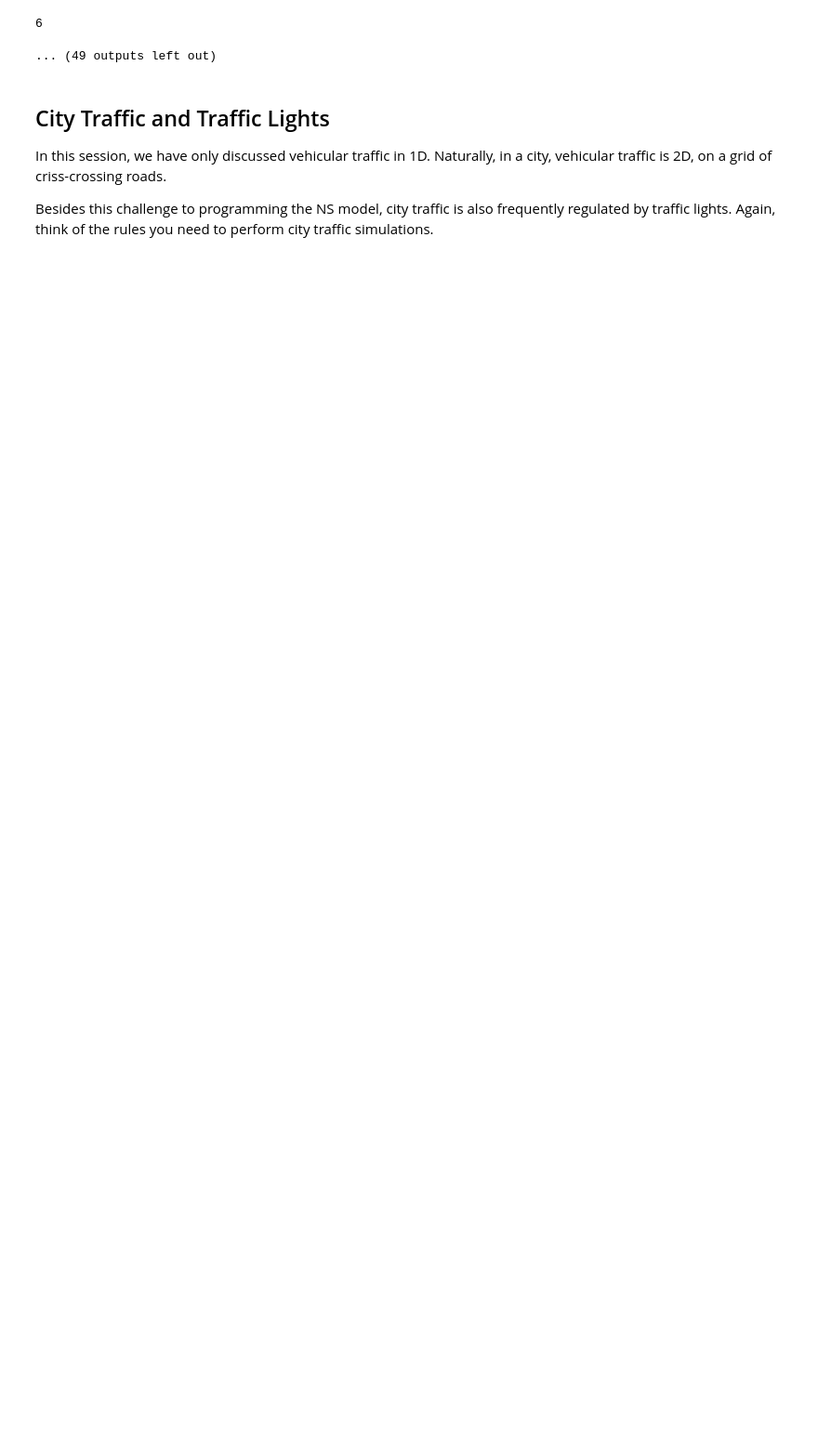
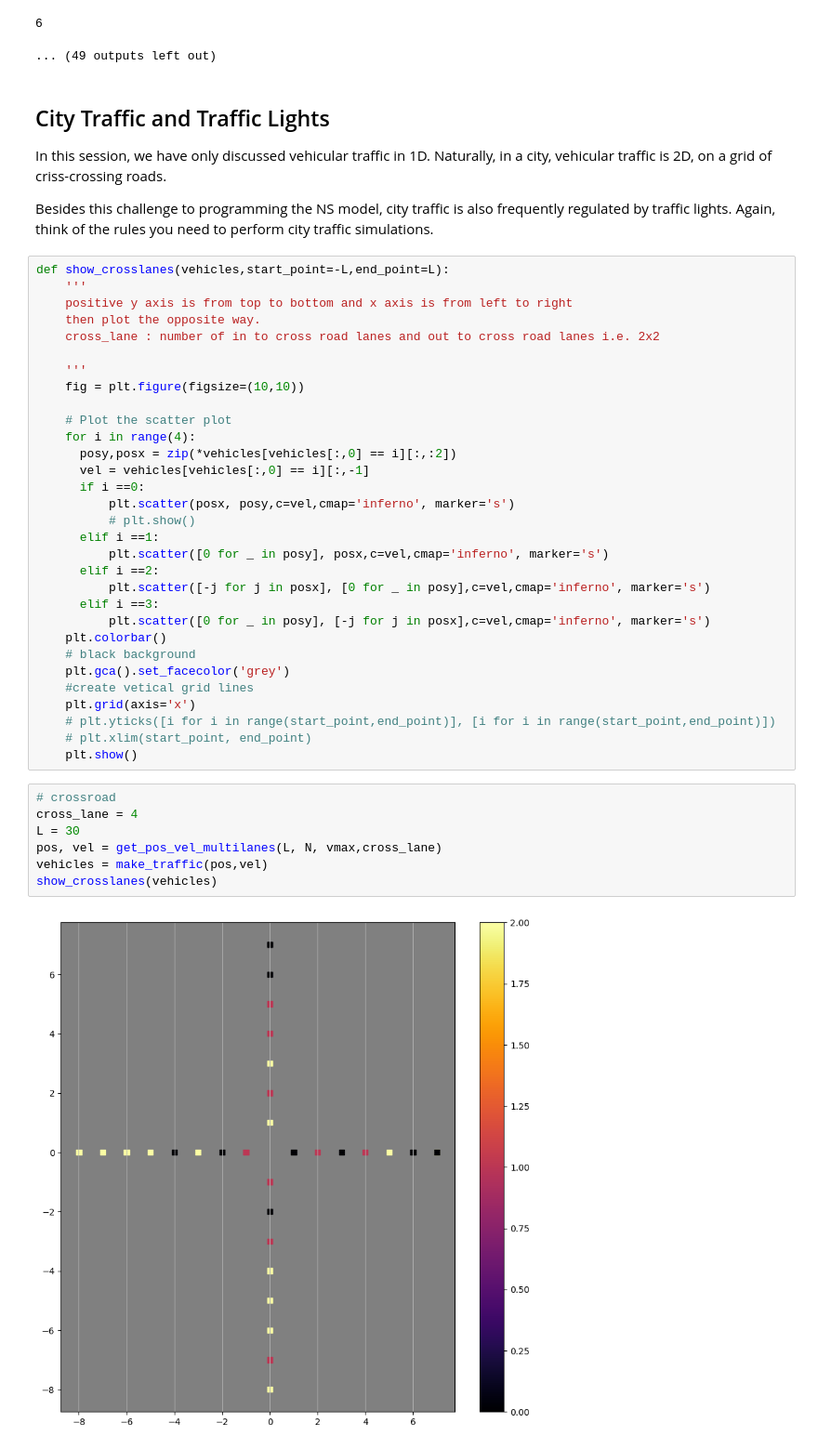
Before and after one commit to PunnawatSiri/Complexity_Science_Course, a Jupyter notebook: NagelSchreckenbergModel.ipynb, the cells around one changed output. Shown at 93% size. Cells and saved outputs as stored; diff of their text form; blank space fills up the shorter version.

Commit message:
Add cross road

```diff
--- a/NagelSchreckenbergModel.ipynb
+++ b/NagelSchreckenbergModel.ipynb
@@ -595,3 +595,43 @@ for i in range(30):
 In this session, we have only discussed vehicular traffic in 1D. Naturally, in a city, vehicular traffic is 2D, on a grid of criss-crossing roads.
 
 Besides this challenge to programming the NS model, city traffic is also frequently regulated by traffic lights. Again, think of the rules you need to perform city traffic simulations.
+# %%
+def show_crosslanes(vehicles,start_point=-L,end_point=L):
+    '''
+    positive y axis is from top to bottom and x axis is from left to right
+    then plot the opposite way.
+    cross_lane : number of in to cross road lanes and out to cross road lanes i.e. 2x2
+
+    '''
+    fig = plt.figure(figsize=(10,10))
+
+    # Plot the scatter plot
+    for i in range(4):
+      posy,posx = zip(*vehicles[vehicles[:,0] == i][:,:2])
+      vel = vehicles[vehicles[:,0] == i][:,-1]
+      if i ==0:
+          plt.scatter(posx, posy,c=vel,cmap='inferno', marker='s')
+          # plt.show()
+      elif i ==1:
+          plt.scatter([0 for _ in posy], posx,c=vel,cmap='inferno', marker='s')
+      elif i ==2:
+          plt.scatter([-j for j in posx], [0 for _ in posy],c=vel,cmap='inferno', marker='s')
+      elif i ==3:
+          plt.scatter([0 for _ in posy], [-j for j in posx],c=vel,cmap='inferno', marker='s')
+    plt.colorbar()
+    # black background
+    plt.gca().set_facecolor('grey')
+    #create vetical grid lines
+    plt.grid(axis='x')
+    # plt.yticks([i for i in range(start_point,end_point)], [i for i in range(start_point,end_point)])
+    # plt.xlim(start_point, end_point)
+    plt.show()
+# %%
+# crossroad
+cross_lane = 4
+L = 30
+pos, vel = get_pos_vel_multilanes(L, N, vmax,cross_lane)
+vehicles = make_traffic(pos,vel)
+show_crosslanes(vehicles)
+# %% [output]
+[figure, added]
```
Also changed, not shown: parts of 12 cells of this notebook.
